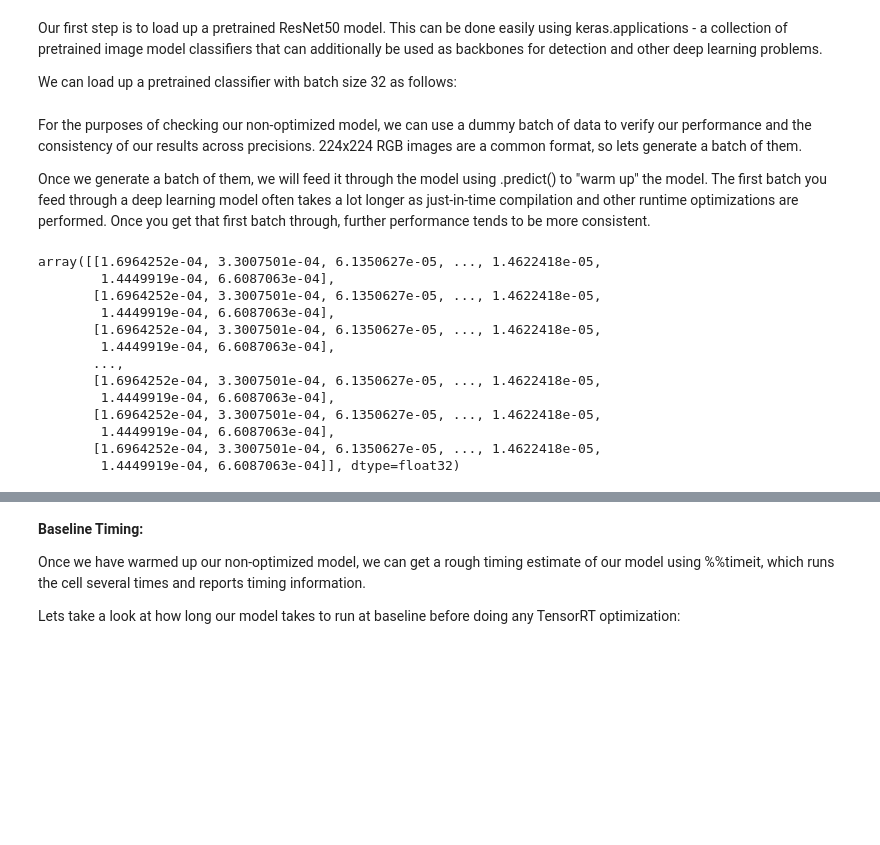
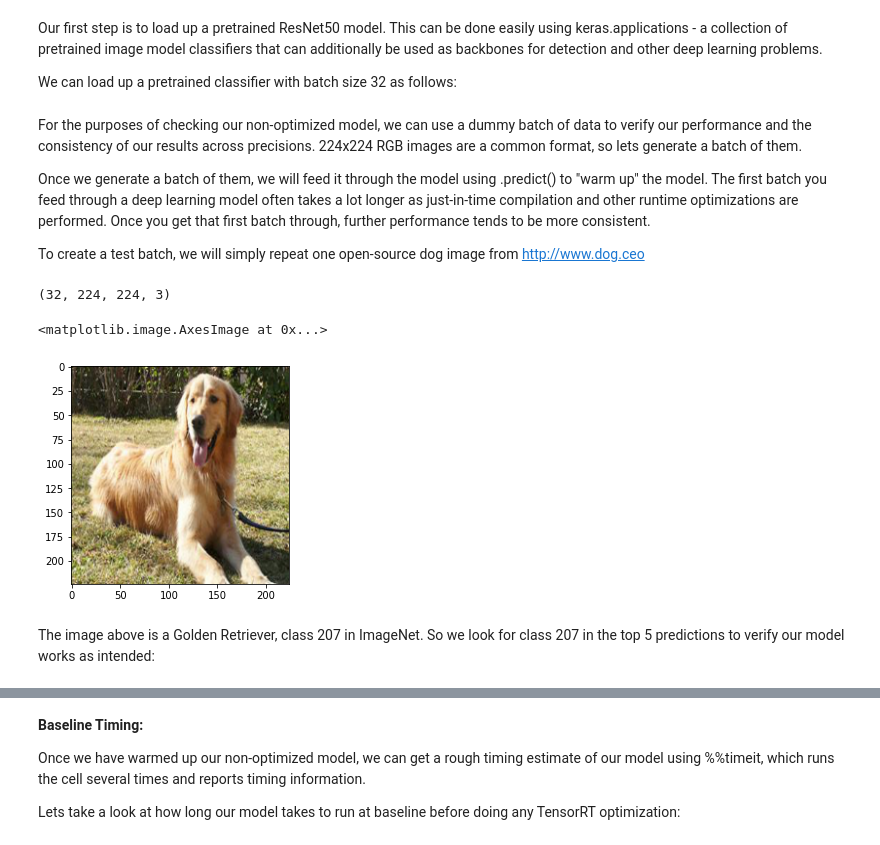
Before and after one commit to NVIDIA/TensorRT, a Jupyter notebook: quickstart/IntroNotebooks/3. Using Tensorflow 2 through ONNX.ipynb, the cells around one changed output, grey strips where cells are left out. Cells and saved outputs as stored; diff of their text form; code cells hidden in the pictures; blank space fills up the shorter version.

Commit message:
Updating QSG to add full FP16 support, example image
Signed-off-by: David Nola <d.nola@me.com>

```diff
--- a/quickstart/IntroNotebooks/3. Using Tensorflow 2 through ONNX.ipynb
+++ b/quickstart/IntroNotebooks/3. Using Tensorflow 2 through ONNX.ipynb
@@ -64,23 +64,25 @@ model = ResNet50(weights='imagenet')
 For the purposes of checking our non-optimized model, we can use a dummy batch of data to verify our performance and the consistency of our results across precisions. 224x224 RGB images are a common  format, so lets generate a batch of them.
 
 Once we generate a batch of them, we will feed it through the model using .predict() to "warm up" the model. The first batch you feed through a deep learning model often takes a lot longer as just-in-time compilation and other runtime optimizations are performed. Once you get that first batch through, further performance tends to be more consistent.
+
+To create a test batch, we will simply repeat one open-source dog image from http://www.dog.ceo
-# %%
-import numpy as np
-
-dummy_input_batch = np.zeros((BATCH_SIZE, 224, 224, 3))
-
-model.predict(dummy_input_batch) # warm up
-# %% [output]
-array([[1.6964252e-04, 3.3007501e-04, 6.1350627e-05, ..., 1.4622418e-05,
-        1.4449919e-04, 6.6087063e-04],
-       [1.6964252e-04, 3.3007501e-04, 6.1350627e-05, ..., 1.4622418e-05,
-        1.4449919e-04, 6.6087063e-04],
-       [1.6964252e-04, 3.3007501e-04, 6.1350627e-05, ..., 1.4622418e-05,
-        1.4449919e-04, 6.6087063e-04],
-       ...,
-       [1.6964252e-04, 3.3007501e-04, 6.1350627e-05, ..., 1.4622418e-05,
-        1.4449919e-04, 6.6087063e-04],
-       [1.6964252e-04, 3.3007501e-04, 6.1350627e-05, ..., 1.4622418e-05,
-        1.4449919e-04, 6.6087063e-04],
-       [1.6964252e-04, 3.3007501e-04, 6.1350627e-05, ..., 1.4622418e-05,
-        1.4449919e-04, 6.6087063e-04]], dtype=float32)
+# %%
+import numpy as np
+from skimage import io
+from skimage.transform import resize
+from matplotlib import pyplot as plt
+
+url='https://images.dog.ceo/breeds/retriever-golden/n02099601_3004.jpg'
+img = resize(io.imread(url), (224, 224))
+input_batch = 255*np.array(np.repeat(np.expand_dims(np.array(img, dtype=np.float32), axis=0), BATCH_SIZE, axis=0), dtype=np.float32)
+
+input_batch.shape
+# %% [output]
+(32, 224, 224, 3)
+# %%
+plt.imshow(input_batch[0]/255)
+# %% [output]
+<matplotlib.image.AxesImage at 0x...>
+[figure, added]
+# %% [markdown]
+The image above is a Golden Retriever, class 207 in ImageNet. So we look for class 207  in the top 5 predictions to verify our model works as intended:
```
Also changed, not shown: parts of 22 cells of this notebook, 2 other files.
